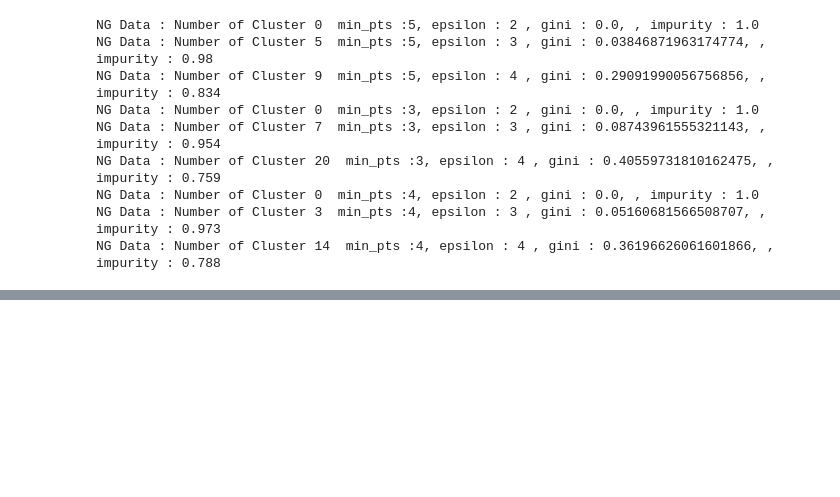
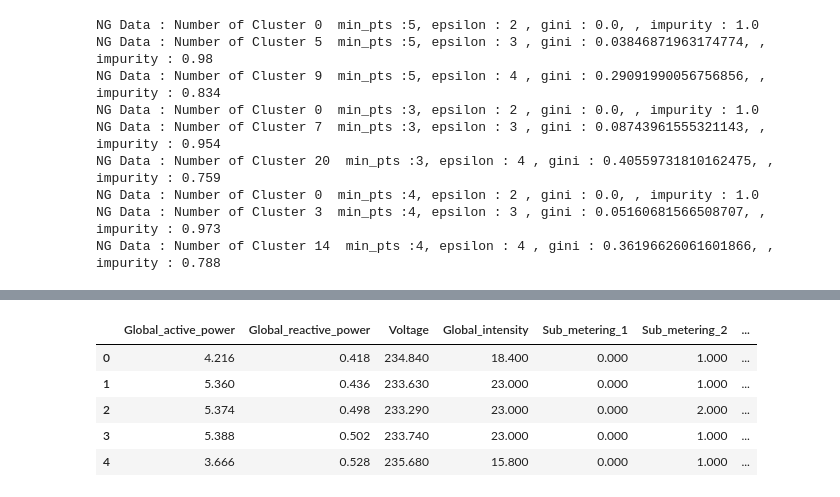
Before and after one commit to cr21/Unsupervised-Machine-Learning-Clustering, a Jupyter notebook: DensityClusters.ipynb, the cells around one changed output, grey strips where cells are left out. Drawn from its saved outputs; the diff is of its cells as text; code cells hidden in the pictures; blank space fills up the shorter version.

```diff
--- a/DensityClusters.ipynb
+++ b/DensityClusters.ipynb
@@ -568,0 +604,11 @@ NG Data : Number of Cluster 14  min_pts :4, epsilon : 4 , gini : 0.3619662606160
+# %%
+subsetHouseHold = household[["Global_active_power","Global_reactive_power","Voltage","Global_intensity","Sub_metering_1","Sub_metering_2","Sub_metering_3"]]
+# %%
+subsetHouseHold.head()
+# %% [output]
+|  | Global_active_power | Global_reactive_power | Voltage | Global_intensity | Sub_metering_1 | Sub_metering_2 | ... |
+| 0 | 4.216 | 0.418 | 234.840 | 18.400 | 0.000 | 1.000 | ... |
+| 1 | 5.360 | 0.436 | 233.630 | 23.000 | 0.000 | 1.000 | ... |
+| 2 | 5.374 | 0.498 | 233.290 | 23.000 | 0.000 | 2.000 | ... |
+| 3 | 5.388 | 0.502 | 233.740 | 23.000 | 0.000 | 1.000 | ... |
+| 4 | 3.666 | 0.528 | 235.680 | 15.800 | 0.000 | 1.000 | ... |
```
Also changed, not shown: parts of 9 cells of this notebook, 1 other file.
